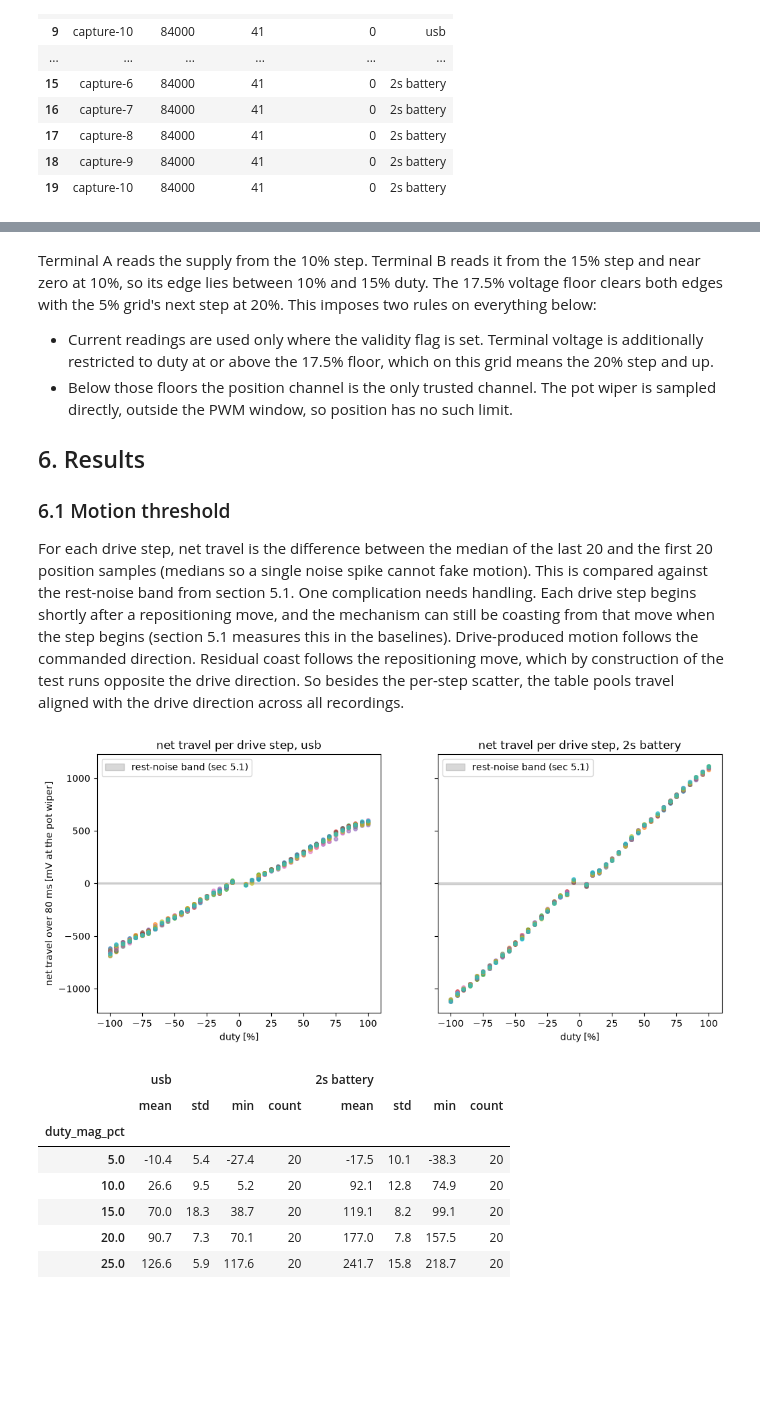
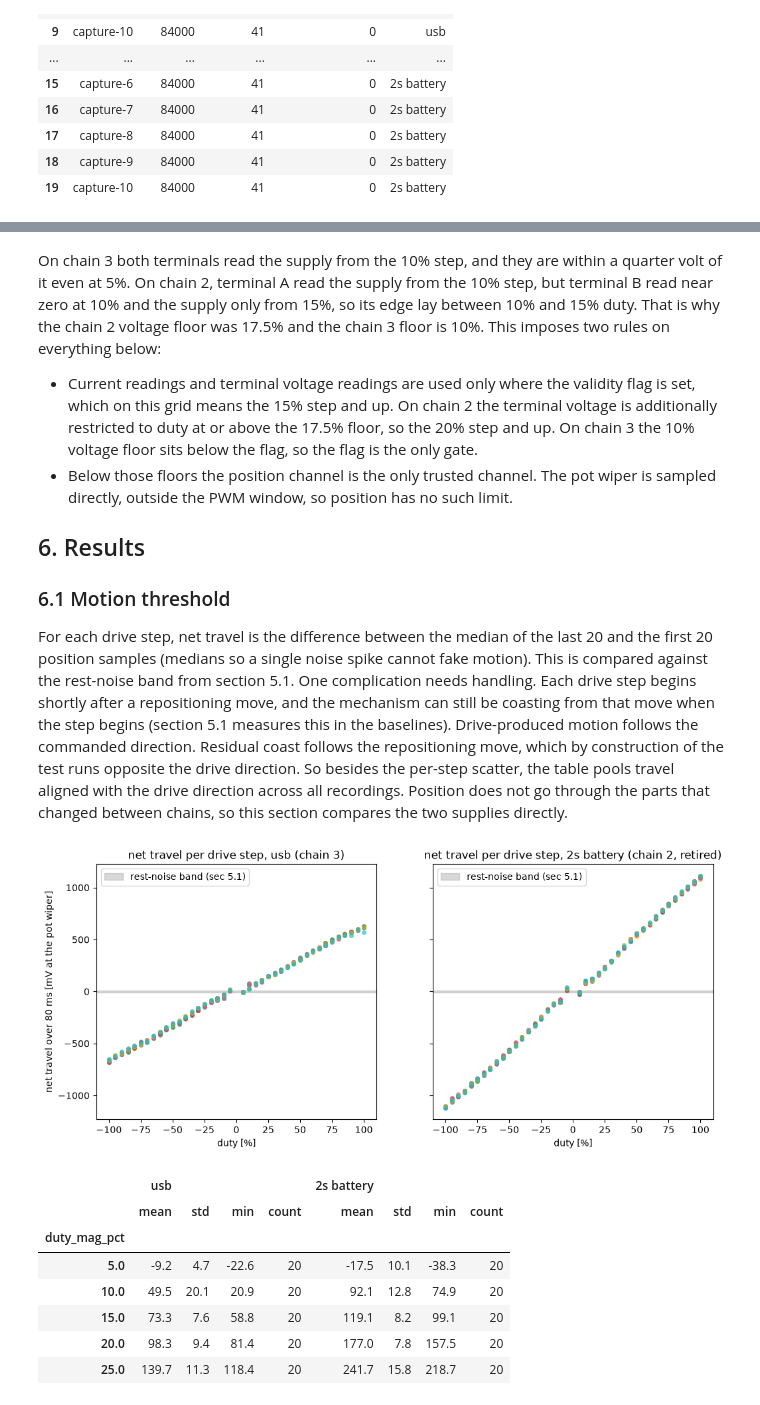
Before and after one commit to OpenServoCore/open-servo-core, a Jupyter notebook: notebooks/00-raw-duty-sweeps.ipynb, the cells around one changed output, grey strips where cells are left out. Saved outputs shown, nothing was run; the diff lists cells and outputs as text; code cells hidden in the pictures; blank space fills up the shorter version.

```diff
--- a/notebooks/00-raw-duty-sweeps.ipynb
+++ b/notebooks/00-raw-duty-sweeps.ipynb
@@ -302,8 +377,8 @@ of the one-second baseline and use the settled remainder.
 # %%
 rows = []
-for series, recs in [("usb", usb), ("2s battery", batt)]:
+for series, recs, ch in SERIES:
     for name, (df, _) in recs.items():
-        base = df[df["seg"] == 0]["pos"].to_numpy() * V_ADC_PER_COUNT
+        base = df[df["seg"] == 0]["pos"].to_numpy() * ch.v_adc_per_count
         settled = base[len(base) // 5:]
         med = np.median(settled)
         band = np.max(np.abs(settled - med))
@@ -420,21 +553,22 @@ levels, then the table checks where the recorded flag flips.
 # %%
-name, (df, meta) = next(iter(batt.items()))
+name, (df, meta) = next(iter(usb.items()))
+ch = CHAINS[CAMPAIGN_CHAIN["usb"]]
 vb = df["vb"].iloc[0]
 fig, axes = plt.subplots(1, 3, figsize=(13, 4), sharey=True)
 for ax, pct in zip(axes, [5, 10, 100]):
     seg = df[np.isclose(df["duty_pct"], pct, atol=0.5)]
     t = (seg["tick"] - seg["tick"].iloc[0]) / (TICK_HZ / 1000)
-    ax.plot(t, term_V(seg["vmotor_a"], vb), lw=0.5)
+    ax.plot(t, ch.term_V(seg["vmotor_a"], vb), lw=0.5)
     ax.set_title(f"+{pct}% duty")
     ax.set_xlabel("time [ms]")
 axes[0].set_ylabel("terminal A voltage [V]")
-fig.suptitle(f"driven terminal, crest samples ({name}, 2s battery)")
+fig.suptitle(f"driven terminal, crest samples ({name}, usb, {ch.label})")
 plt.show()
 
 # Where does the recorded validity flag flip? Checked in every recording
 # of both series.
 rows = []
-for label, recs in [("usb", usb), ("2s battery", batt)]:
+for label, recs, ch in SERIES:
     flips = set()
     for df, _ in recs.values():
         v = df[df["seg"] > 0].groupby("seg").agg(
@@ -472,19 +611,19 @@ recordings, terminal A for forward steps and terminal B for reverse.
 # %%
 rows = []
-for label, recs in [("usb", usb), ("2s battery", batt)]:
+for label, recs, ch in SERIES:
     for df, _ in recs.values():
-        vb = df["vb"].iloc[0]
+        vb_a, vb_b = df["vb"].iloc[0], df["vb_b"].iloc[0]
         for seg_id, seg in df.groupby("seg"):
             d = seg["duty_pct"].iloc[0]
             mag = int(round(abs(d)))
             if seg_id == 0 or mag > 25:
                 continue
-            term = seg["vmotor_a"] if d > 0 else seg["vmotor_b"]
+            term, vb = (seg["vmotor_a"], vb_a) if d > 0 else (seg["vmotor_b"], vb_b)
             rows.append({
                 "series": label,
                 "terminal": "A (forward)" if d > 0 else "B (reverse)",
                 "duty_mag_pct": mag,
-                "driven_V": term_V(term.median(), vb),
+                "driven_V": ch.term_V(term.median(), vb),
             })
 (pd.DataFrame(rows)
    .groupby(["duty_mag_pct", "series", "terminal"])["driven_V"].mean()
@@ -501,12 +640,16 @@ for label, recs in [("usb", usb), ("2s battery", batt)]:
 # %% [markdown]
-Terminal A reads the supply from the 10% step. Terminal B reads it
-from the 15% step and near zero at 10%, so its edge lies between 10% and
-15% duty. The 17.5% voltage floor clears both edges with the 5% grid's
-next step at 20%. This imposes two rules on everything below:
+On chain 3 both terminals read the supply from the 10% step, and they are
+within a quarter volt of it even at 5%. On chain 2, terminal A read the
+supply from the 10% step, but terminal B read near zero at 10% and the
+supply only from 15%, so its edge lay between 10% and 15% duty. That is
+why the chain 2 voltage floor was 17.5% and the chain 3 floor is 10%.
+This imposes two rules on everything below:
 
-- Current readings are used only where the validity flag is set. Terminal
-  voltage is additionally restricted to duty at or above the 17.5% floor,
-  which on this grid means the 20% step and up.
+- Current readings and terminal voltage readings are used only where the
+  validity flag is set, which on this grid means the 15% step and up. On
+  chain 2 the terminal voltage is additionally restricted to duty at or
+  above the 17.5% floor, so the 20% step and up. On chain 3 the 10%
+  voltage floor sits below the flag, so the flag is the only gate.
 - Below those floors the position channel is the only trusted channel.
   The pot wiper is sampled directly, outside the PWM window, so position
   has no such limit.
@@ -525,63 +668,64 @@ the baselines). Drive-produced motion follows the commanded direction.
 Residual coast follows the repositioning move, which by construction of
 the test runs opposite the drive direction. So besides the per-step
 scatter, the table pools travel aligned with the drive direction across
-all recordings.
+all recordings. Position does not go through the parts that changed
+between chains, so this section compares the two supplies directly.
 # %%
-def step_travel(df):
+def step_travel(df, ch):
     out = []
     for seg_id, seg in df.groupby("seg"):
         if seg_id == 0:
             continue
-        p = seg["pos"].to_numpy() * V_ADC_PER_COUNT * 1e3   # mV at the wiper
+        p = seg["pos"].to_numpy() * ch.v_adc_per_count * 1e3   # mV at the wiper
         out.append({
             "duty_pct": seg["duty_pct"].iloc[0],
             "travel_mV": np.median(p[-20:]) - np.median(p[:20]),
         })
     return pd.DataFrame(out)
 
-def rest_band_mV(df):
-    base = df[df["seg"] == 0]["pos"].to_numpy() * V_ADC_PER_COUNT * 1e3
+def rest_band_mV(df, ch):
+    base = df[df["seg"] == 0]["pos"].to_numpy() * ch.v_adc_per_count * 1e3
     settled = base[len(base) // 5:]
     return np.max(np.abs(settled - np.median(settled)))
 
 fig, axes = plt.subplots(1, 2, figsize=(12, 5), sharey=True)
 bands = {}
-for ax, recs, title in [(axes[0], usb, "usb"), (axes[1], batt, "2s battery")]:
+for ax, (title, recs, ch) in zip(axes, SERIES):
     band = 0.0
     for name, (df, meta) in recs.items():
-        tr = step_travel(df)
-        band = max(band, rest_band_mV(df))
+        tr = step_travel(df, ch)
+        band = max(band, rest_band_mV(df, ch))
         ax.plot(tr["duty_pct"], tr["travel_mV"], "o", ms=4, alpha=0.6)
     bands[title] = band
     ax.axhspan(-band, band, color="grey", alpha=0.3,
                label="rest-noise band (sec 5.1)")
     ax.set_xlabel("duty [%]")
-    ax.set_title(f"net travel per drive step, {title}")
+    ax.set_title(f"net travel per drive step, {title} ({ch.label})")
     ax.legend(loc="upper left")
 axes[0].set_ylabel("net travel over 80 ms [mV at the pot wiper]")
 plt.show()
 
 # Drive-aligned travel by |duty| in mV; positive = moved in the
 # commanded direction.
 tables = {}
-for label, recs in [("usb", usb), ("2s battery", batt)]:
-    allt = pd.concat([step_travel(df) for df, _ in recs.values()])
+for label, recs, ch in SERIES:
+    allt = pd.concat([step_travel(df, ch) for df, _ in recs.values()])
     allt["aligned_mV"] = allt["travel_mV"] * np.sign(allt["duty_pct"])
     tables[label] = (allt.assign(duty_mag_pct=np.abs(allt["duty_pct"]).round())
                          .groupby("duty_mag_pct")["aligned_mV"]
                          .agg(["mean", "std", "min", "count"]).head(5))
 aligned = pd.concat(tables, axis=1)
 aligned.round(1)
 # %% [output]
-[figure, old version]
+[figure, new version]
 |  | usb |  |  |  | 2s battery |  |  |  |
 |  | mean | std | min | count | mean | std | min | count |
 | duty_mag_pct |  |  |  |  |  |  |  |  |
-| 5.0 | -10.4 | 5.4 | -27.4 | 20 | -17.5 | 10.1 | -38.3 | 20 |
-| 10.0 | 26.6 | 9.5 | 5.2 | 20 | 92.1 | 12.8 | 74.9 | 20 |
-| 15.0 | 70.0 | 18.3 | 38.7 | 20 | 119.1 | 8.2 | 99.1 | 20 |
-| 20.0 | 90.7 | 7.3 | 70.1 | 20 | 177.0 | 7.8 | 157.5 | 20 |
-| 25.0 | 126.6 | 5.9 | 117.6 | 20 | 241.7 | 15.8 | 218.7 | 20 |
+| 5.0 | -9.2 | 4.7 | -22.6 | 20 | -17.5 | 10.1 | -38.3 | 20 |
+| 10.0 | 49.5 | 20.1 | 20.9 | 20 | 92.1 | 12.8 | 74.9 | 20 |
+| 15.0 | 73.3 | 7.6 | 58.8 | 20 | 119.1 | 8.2 | 99.1 | 20 |
+| 20.0 | 98.3 | 9.4 | 81.4 | 20 | 177.0 | 7.8 | 157.5 | 20 |
+| 25.0 | 139.7 | 11.3 | 118.4 | 20 | 241.7 | 15.8 | 218.7 | 20 |
 # %% [markdown]
 Findings:
 
```
Also changed, not shown: parts of 26 cells of this notebook, 20 other files.
